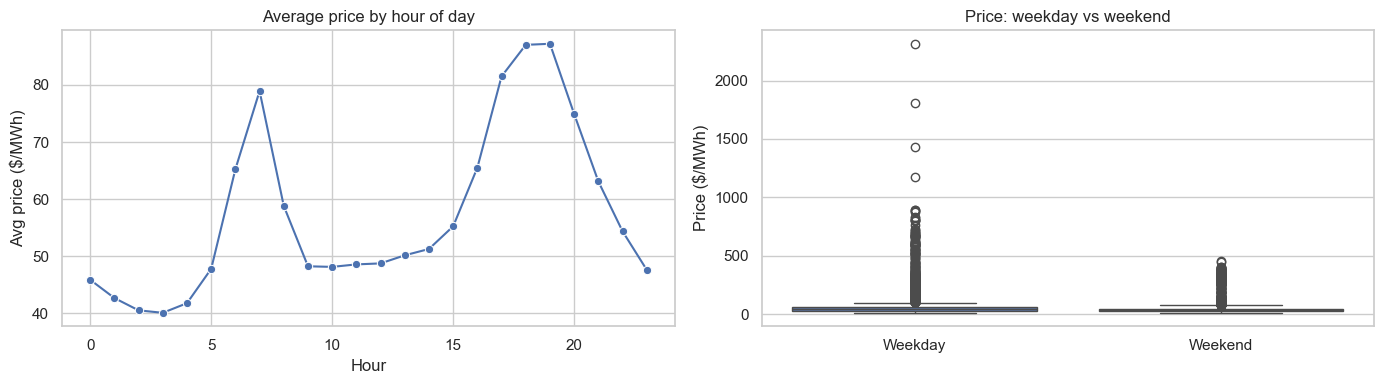
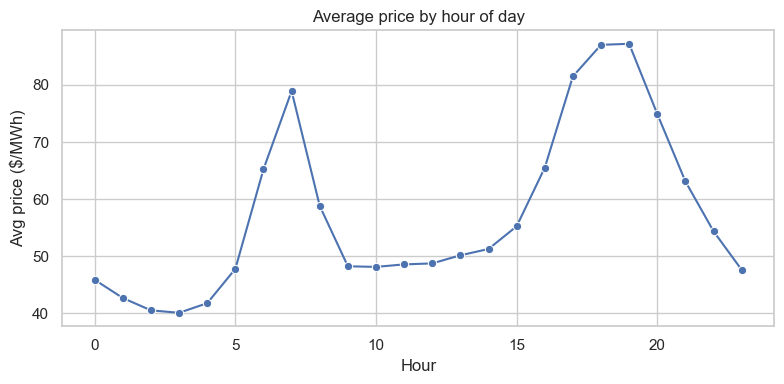
Code edit (unified diff) that turned the first committed figure into the second:
--- before
+++ after
@@ -1,10 +1,15 @@
-fig, axes = plt.subplots(1, 2, figsize=(14, 4))
+# Average price by hour of day plot
+plt.figure(figsize=(8, 4))
+hourly_profile = eda.groupby("hour")["price"].mean()
+sns.lineplot(x=hourly_profile.index, y=hourly_profile.values, marker="o")
+plt.title("Average price by hour of day")
+plt.xlabel("Hour")
+plt.ylabel("Avg price ($/MWh)")
+plt.tight_layout()
+plt.savefig(PLOTS_DIR / "eda_average_hourly_price.png", dpi=120, bbox_inches="tight")
+plt.show()
 
-hourly_profile = eda.groupby("hour")["price"].mean()
-sns.lineplot(x=hourly_profile.index, y=hourly_profile.values, marker="o", ax=axes[0])
-axes[0].set_title("Average price by hour of day")
-axes[0].set_xlabel("Hour")
-axes[0].set_ylabel("Avg price ($/MWh)")
-
+# Weekday vs Weekend plot
+plt.figure(figsize=(8, 4))
 weekday_vs_weekend = eda[["price", "is_weekend"]].copy()
 weekday_vs_weekend["day_type"] = np.where(
@@ -13,10 +18,9 @@
     "Weekday",
 )
-sns.boxplot(data=weekday_vs_weekend, x="day_type", y="price", ax=axes[1])
-axes[1].set_title("Price: weekday vs weekend")
-axes[1].set_xlabel("")
-axes[1].set_ylabel("Price ($/MWh)")
-
+sns.boxplot(data=weekday_vs_weekend, x="day_type", y="price")
+plt.title("Price: weekday vs weekend")
+plt.xlabel("")
+plt.ylabel("Price ($/MWh)")
 plt.tight_layout()
-plt.savefig(PLOTS_DIR / "eda_hourly_weekend_patterns.png", dpi=120, bbox_inches="tight")
+plt.savefig(PLOTS_DIR / "eda_weekday_vs_weekend.png", dpi=120, bbox_inches="tight")
 plt.show()

Commit: Update EDA plots